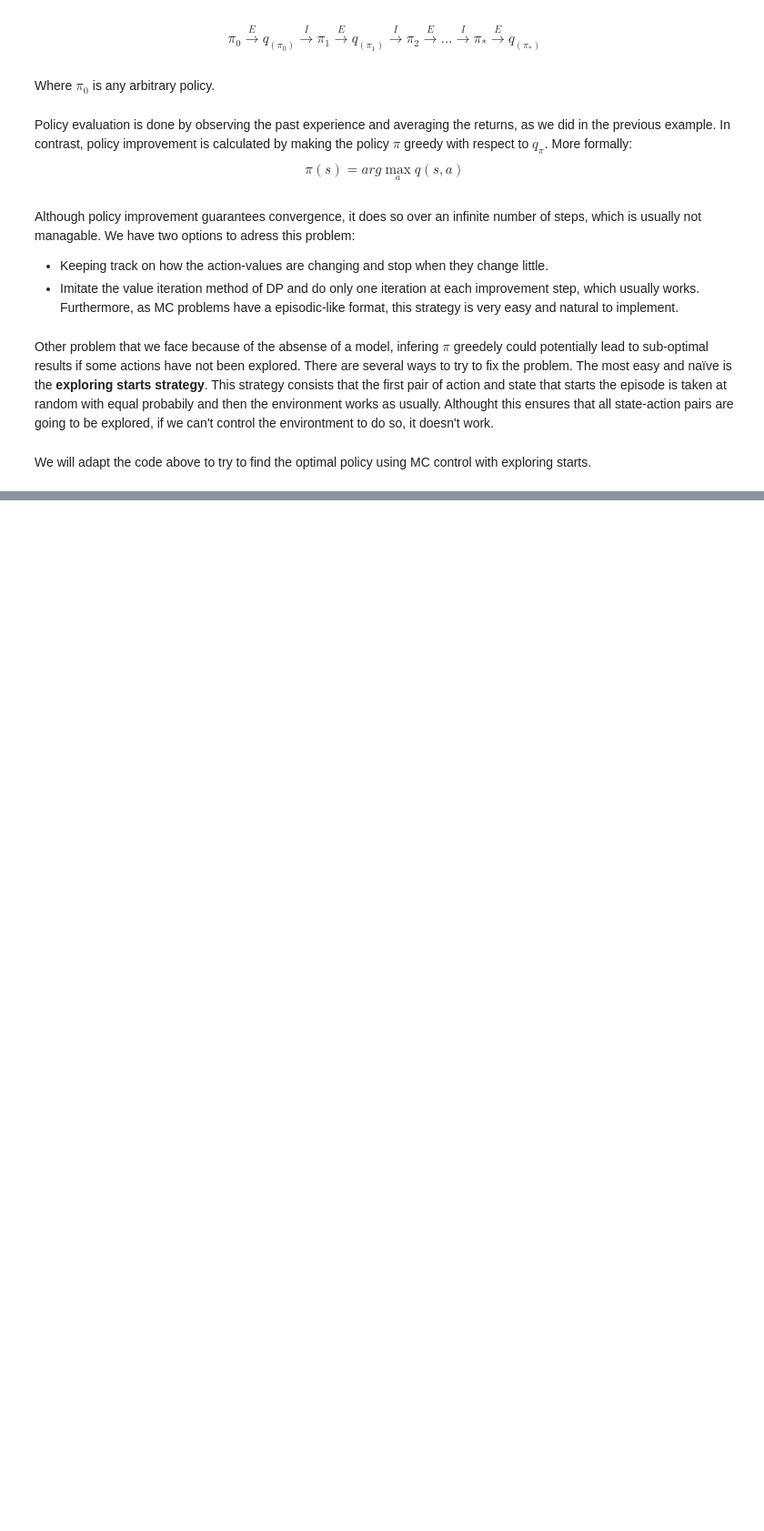
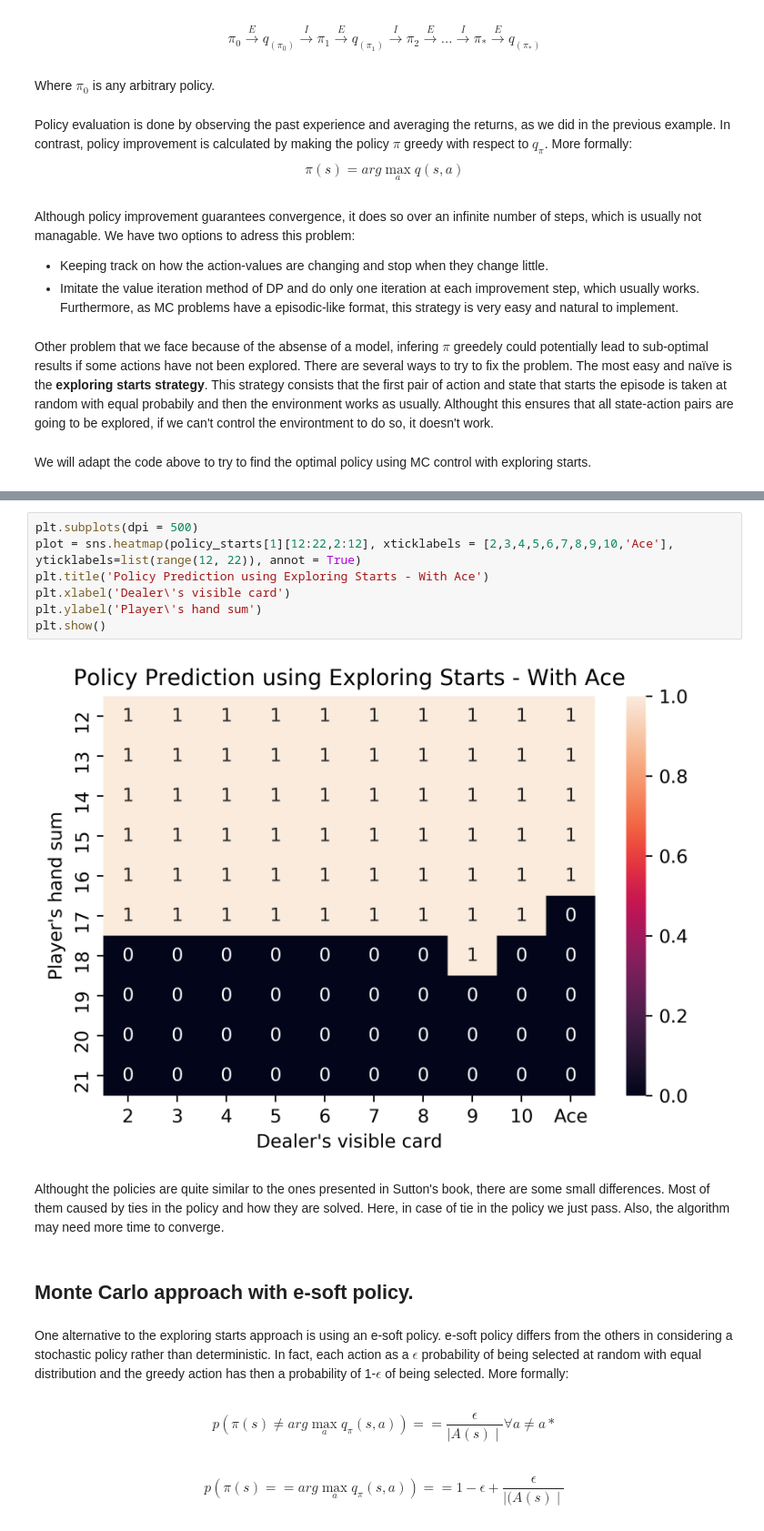
Before and after one commit to angelrure/Reinforcement-Learning, a Jupyter notebook: projects/Blackjack and Monte Carlos Methods.ipynb, the cells around one changed output, grey strips where cells are left out. Shown at 91% size. Cells and saved outputs as stored; diff of their text form; blank space fills up the shorter version.

```diff
--- a/projects/Blackjack and Monte Carlos Methods.ipynb
+++ b/projects/Blackjack and Monte Carlos Methods.ipynb
@@ -309,0 +312,20 @@ plt.show()
+# %%
+plt.subplots(dpi = 500)
+plot = sns.heatmap(policy_starts[1][12:22,2:12], xticklabels = [2,3,4,5,6,7,8,9,10,'Ace'], yticklabels=list(range(12, 22)), annot = True)
+plt.title('Policy Prediction using Exploring Starts - With Ace')
+plt.xlabel('Dealer\'s visible card')
+plt.ylabel('Player\'s hand sum')
+plt.show()
+# %% [output]
+[figure, added]
+# %% [markdown]
+Althought the policies are quite similar to the ones presented in
+Sutton's book, there are some small differences. Most of them caused by ties in the policy and how they are solved. Here, in case of tie in the policy we just pass. Also, the algorithm may need more time to converge.
+# %% [markdown]
+## Monte Carlo approach with e-soft policy.
+# %% [markdown]
+One alternative to the exploring starts approach is using an e-soft policy. e-soft policy differs from the others in considering a stochastic policy rather than deterministic. In fact, each action as a $\epsilon$ probability of being selected at random with equal distribution and the greedy action has then a probability of 1-$\epsilon$ of being selected. More formally:
+# %% [markdown]
+$$p(\pi(s) \neq arg \max_a q_\pi(s,a)) == \frac{\epsilon}{\mid A(s)\mid} \forall a \neq a* $$
+# %% [markdown]
+$$p(\pi(s) == arg \max_a q_\pi(s,a)) == 1-\epsilon + \dfrac{\epsilon}{\mid(A(s)\mid} $$
```
Also changed, not shown: parts of 21 cells of this notebook, 1 other file.
